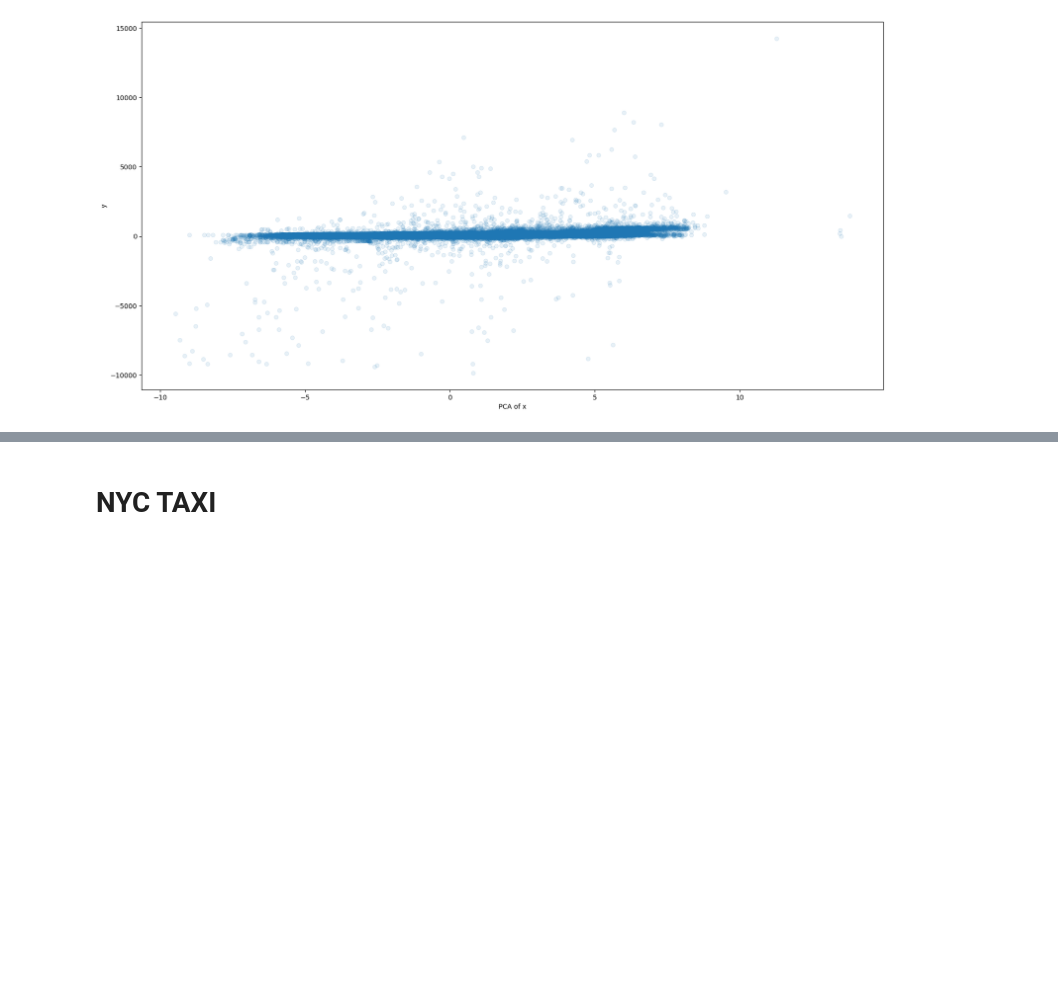
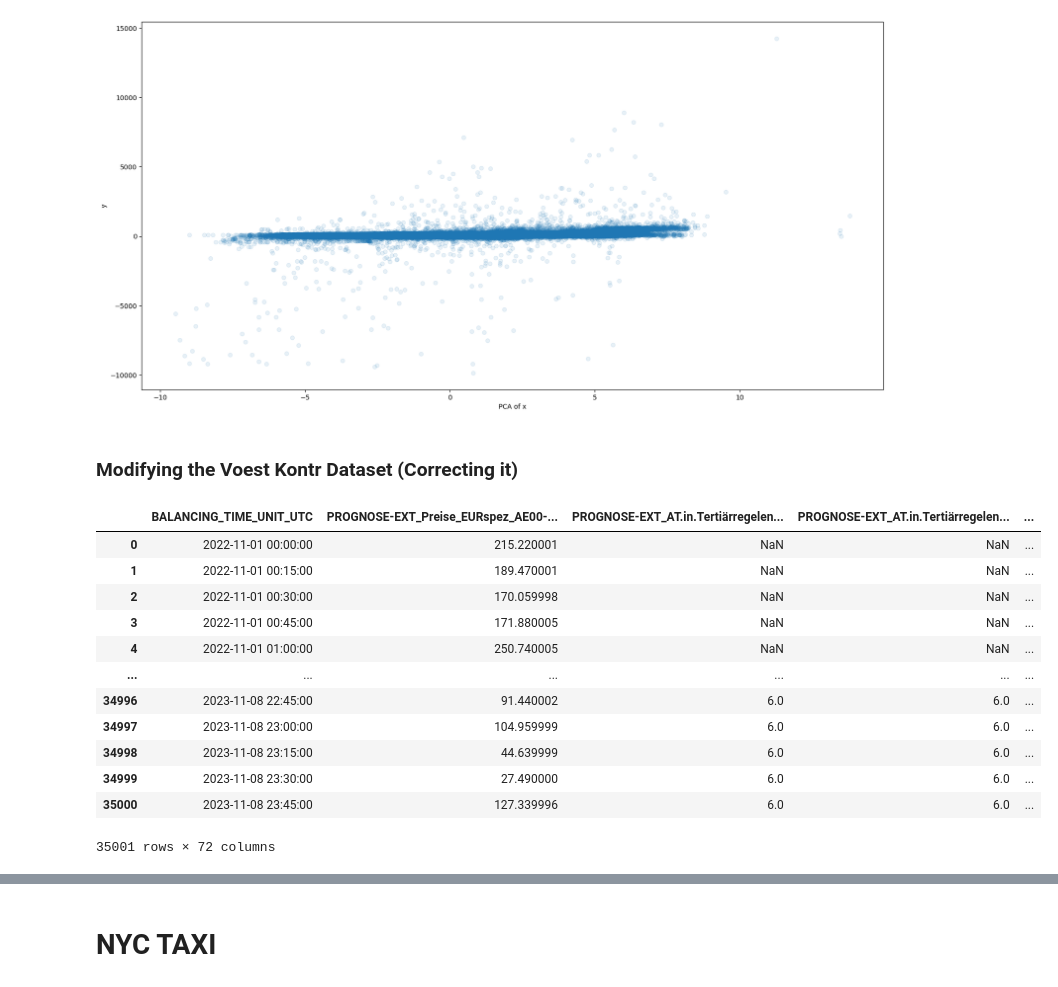
Before and after one commit to alexanderkrauck/uncertainty_prediction, a Jupyter notebook: notebooks/01_data_explore.ipynb, the cells around one changed output, grey strips where cells are left out. Cells and saved outputs as stored; diff of their text form; code cells hidden in the pictures; blank space fills up the shorter version.

```diff
--- a/notebooks/01_data_explore.ipynb
+++ b/notebooks/01_data_explore.ipynb
@@ -555,3 +610,5 @@ plt.xlabel('PCA of x')
 plt.show()
 # %% [output]
 [figure]
+# %% [markdown]
+### Modifying the Voest Kontr Dataset (Correcting it)
@@ -557,0 +631,16 @@ plt.show()
+# %%
+voest_ds_1
+# %% [output]
+|  | BALANCING_TIME_UNIT_UTC | PROGNOSE-EXT_Preise_EURspez_AE00-... | PROGNOSE-EXT_AT.in.Tertiärregelen... | PROGNOSE-EXT_AT.in.Tertiärregelen... | ... |
+| 0 | 2022-11-01 00:00:00 | 215.220001 | NaN | NaN | ... |
+| 1 | 2022-11-01 00:15:00 | 189.470001 | NaN | NaN | ... |
+| 2 | 2022-11-01 00:30:00 | 170.059998 | NaN | NaN | ... |
+| 3 | 2022-11-01 00:45:00 | 171.880005 | NaN | NaN | ... |
+| 4 | 2022-11-01 01:00:00 | 250.740005 | NaN | NaN | ... |
+| ... | ... | ... | ... | ... | ... |
+| 34996 | 2023-11-08 22:45:00 | 91.440002 | 6.0 | 6.0 | ... |
+| 34997 | 2023-11-08 23:00:00 | 104.959999 | 6.0 | 6.0 | ... |
+| 34998 | 2023-11-08 23:15:00 | 44.639999 | 6.0 | 6.0 | ... |
+| 34999 | 2023-11-08 23:30:00 | 27.490000 | 6.0 | 6.0 | ... |
+| 35000 | 2023-11-08 23:45:00 | 127.339996 | 6.0 | 6.0 | ... |
+35001 rows × 72 columns
```
Also changed, not shown: parts of 19 cells of this notebook, 2 other files.
